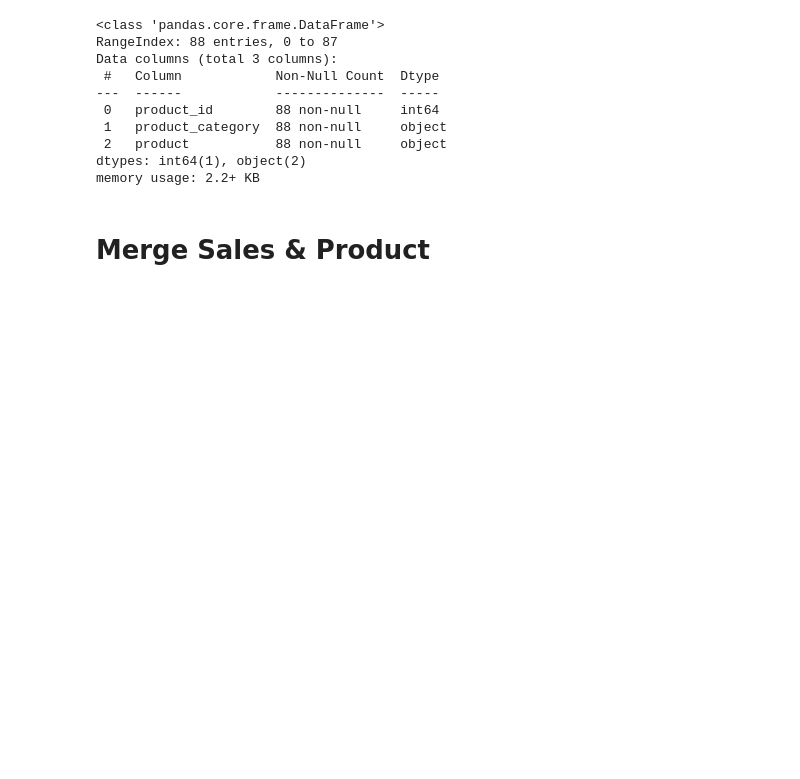
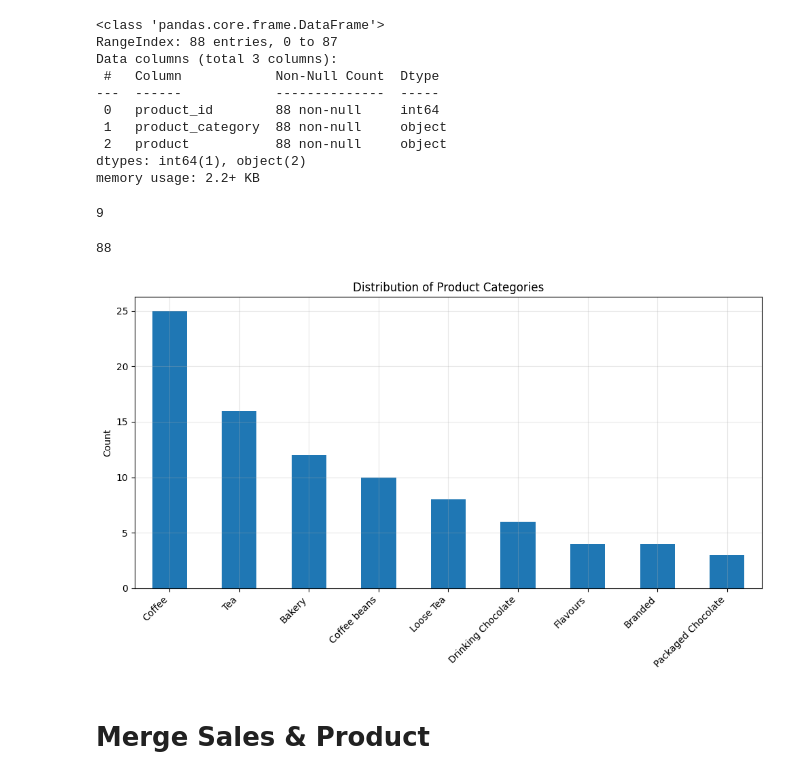
Before and after one commit to airlangga-hub/coffeeshop-ai-agents, a Jupyter notebook: python/notebooks/recommendation_engine.ipynb, the cells around one changed output. Drawn from its saved outputs; the diff is of its cells as text; code cells hidden in the pictures; blank space fills up the shorter version.

```diff
--- a/python/notebooks/recommendation_engine.ipynb
+++ b/python/notebooks/recommendation_engine.ipynb
@@ -55,6 +66,25 @@ Data columns (total 3 columns):
  2   product           88 non-null     object
 dtypes: int64(1), object(2)
 memory usage: 2.2+ KB
+# %%
+product.product_category.nunique()
+# %% [output]
+9
+# %%
+product['product'].nunique()
+# %% [output]
+88
+# %%
+plt.figure(figsize=(10, 6))
+product['product_category'].value_counts().plot(kind='bar')
+plt.title('Distribution of Product Categories')
+plt.xlabel('')
+plt.ylabel('Count')
+plt.xticks(rotation=45, ha='right')
+plt.tight_layout()
+plt.grid(True, alpha=0.3)
+# %% [output]
+[figure, added]
 # %% [markdown]
 # Merge Sales & Product
 # %%
```
Also changed, not shown: parts of 6 cells of this notebook.
